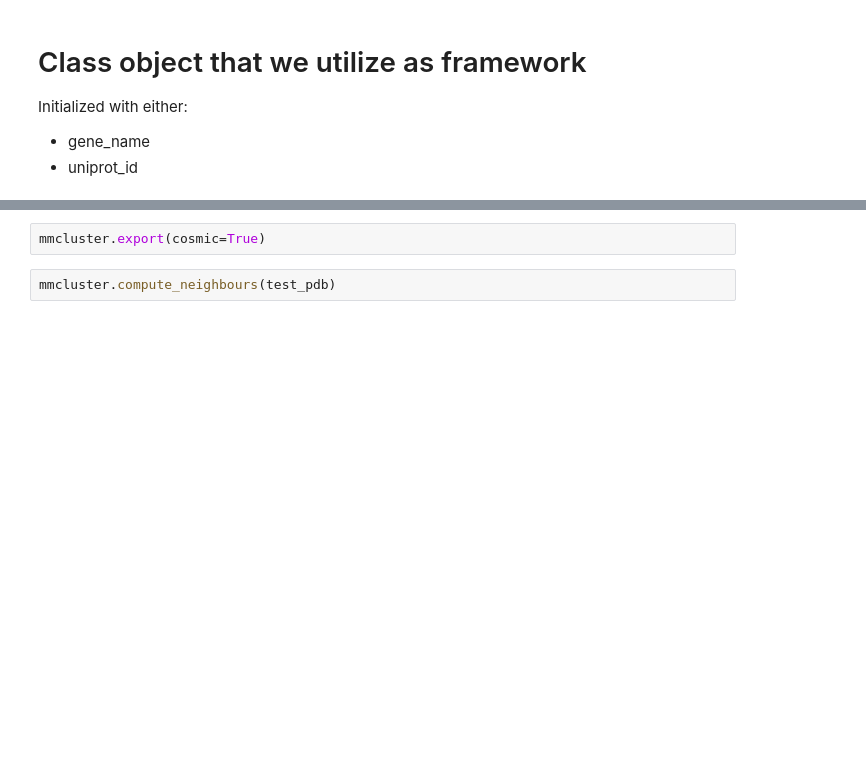
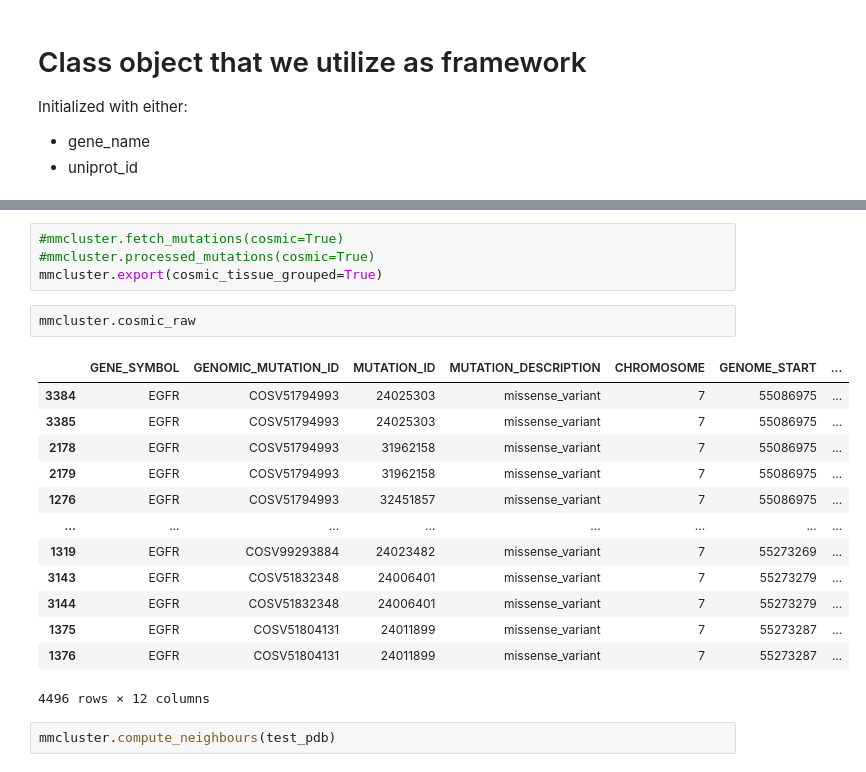
Before and after one commit to nagym72/project_orellana_lab, a Jupyter notebook: mutational_clustering_work/Mutational_clustering_fede_michael.ipynb, the cells around one changed output, grey strips where cells are left out. Drawn from its saved outputs; the diff is of its cells as text; blank space fills up the shorter version.

```diff
--- a/mutational_clustering_work/Mutational_clustering_fede_michael.ipynb
+++ b/mutational_clustering_work/Mutational_clustering_fede_michael.ipynb
@@ -542,7 +626,25 @@ mmcluster = MutationalClusterer(work_dir=work_dir, out_dir=out_dir,
                                 gene_name="EGFR"
                                )
 # %%
-mmcluster.export(cosmic=True)
+#mmcluster.fetch_mutations(cosmic=True)
+#mmcluster.processed_mutations(cosmic=True)
+mmcluster.export(cosmic_tissue_grouped=True)
+# %%
+mmcluster.cosmic_raw
+# %% [output]
+|  | GENE_SYMBOL | GENOMIC_MUTATION_ID | MUTATION_ID | MUTATION_DESCRIPTION | CHROMOSOME | GENOME_START | ... |
+| 3384 | EGFR | COSV51794993 | 24025303 | missense_variant | 7 | 55086975 | ... |
+| 3385 | EGFR | COSV51794993 | 24025303 | missense_variant | 7 | 55086975 | ... |
+| 2178 | EGFR | COSV51794993 | 31962158 | missense_variant | 7 | 55086975 | ... |
+| 2179 | EGFR | COSV51794993 | 31962158 | missense_variant | 7 | 55086975 | ... |
+| 1276 | EGFR | COSV51794993 | 32451857 | missense_variant | 7 | 55086975 | ... |
+| ... | ... | ... | ... | ... | ... | ... | ... |
+| 1319 | EGFR | COSV99293884 | 24023482 | missense_variant | 7 | 55273269 | ... |
+| 3143 | EGFR | COSV51832348 | 24006401 | missense_variant | 7 | 55273279 | ... |
+| 3144 | EGFR | COSV51832348 | 24006401 | missense_variant | 7 | 55273279 | ... |
+| 1375 | EGFR | COSV51804131 | 24011899 | missense_variant | 7 | 55273287 | ... |
+| 1376 | EGFR | COSV51804131 | 24011899 | missense_variant | 7 | 55273287 | ... |
+4496 rows × 12 columns
 # %%
 mmcluster.compute_neighbours(test_pdb)
 # %% [output]
```
Also changed, not shown: parts of 14 cells of this notebook.
